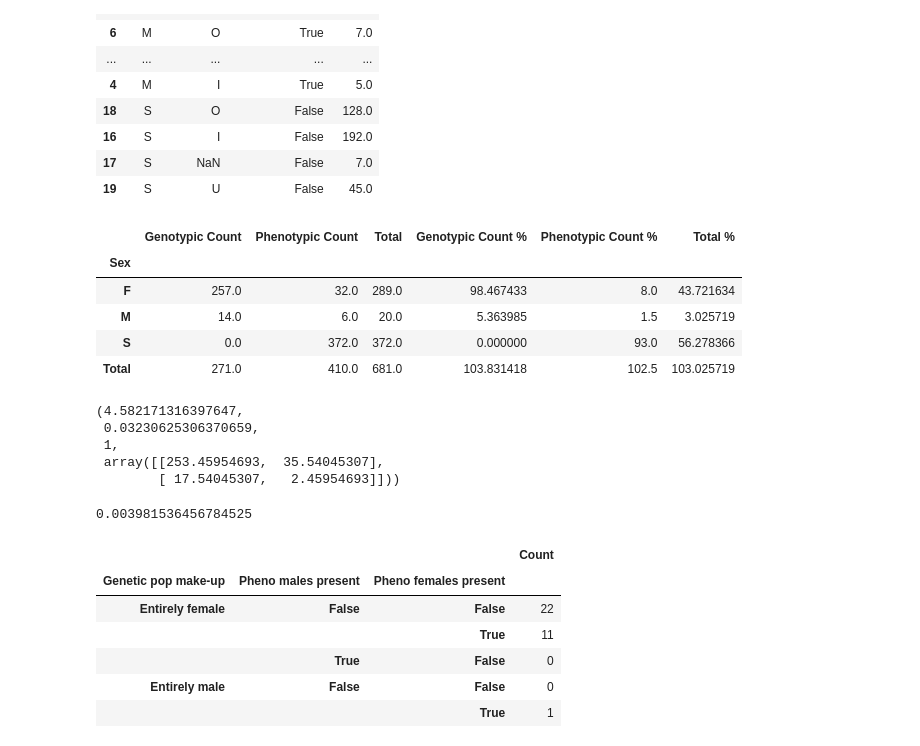
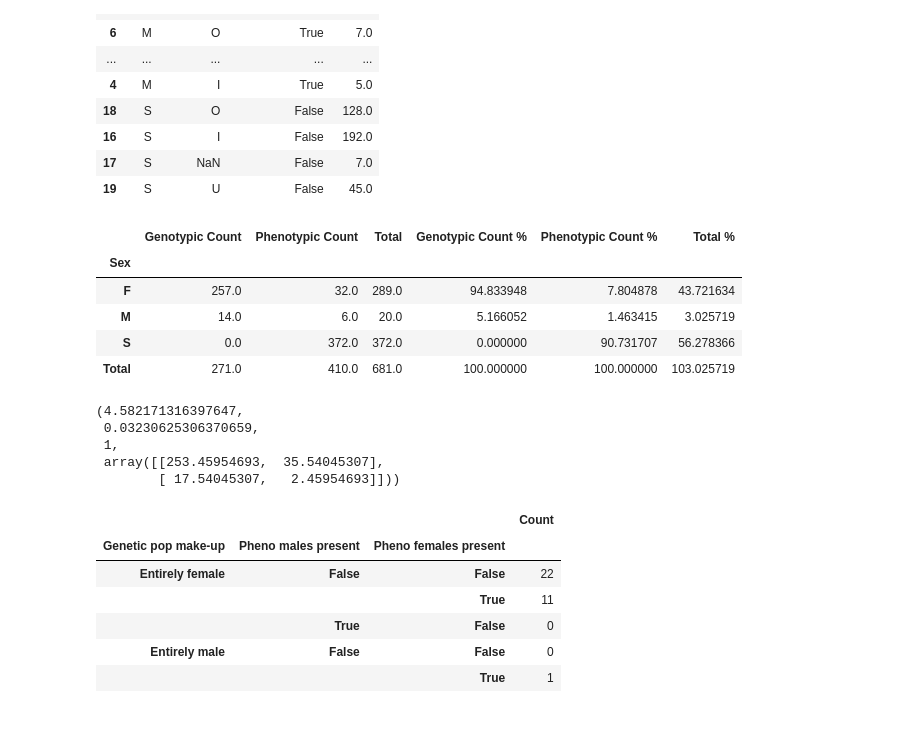
Before and after one commit to jzjomsky/URAP_Sex_Ratio, a Jupyter notebook: final_code.ipynb, the cells around one changed output. Saved outputs shown, nothing was run; the diff lists cells and outputs as text; code cells hidden in the pictures.

```diff
--- a/final_code.ipynb
+++ b/final_code.ipynb
@@ -231,22 +231,22 @@ analysis.sort_values("Sex")
 | 17 | S | NaN | False | 7.0 |
 | 19 | S | U | False | 45.0 |
 # %%
-#Table 1. Counts of phenotypic and genotypic females, males, and non-expressing ramets.
+#Table 2. Counts of phenotypic and genotypic females, males, and non-expressing ramets.
 template = analysis.groupby(["Sex", "Expressing Sex"]).sum().reset_index()
 grouped = template.groupby("Sex").agg(list)
 grouped["Genotypic Count"] = list(template[template['Expressing Sex'] == True]['Count']) + [0]
 grouped["Phenotypic Count"] = list(template[template['Expressing Sex'] == False]['Count'])
 grouped_template = grouped[["Genotypic Count","Phenotypic Count"]]
 grouped_template = grouped_template.append(grouped_template.sum().rename('Total')).assign(Total=lambda d: d.sum(1))
-grouped_template['Genotypic Count %'] = 100 * grouped_template["Genotypic Count"]/261
-grouped_template['Phenotypic Count %'] = 100 * grouped_template["Phenotypic Count"]/400
+grouped_template['Genotypic Count %'] = 100 * grouped_template["Genotypic Count"]/271
+grouped_template['Phenotypic Count %'] = 100 * grouped_template["Phenotypic Count"]/410
 grouped_template['Total %'] = 100 * grouped_template["Total"]/661
 grouped_template
 # %% [output]
 |  | Genotypic Count | Phenotypic Count | Total | Genotypic Count % | Phenotypic Count % | Total % |
 | Sex |  |  |  |  |  |  |
-| F | 257.0 | 32.0 | 289.0 | 98.467433 | 8.0 | 43.721634 |
-| M | 14.0 | 6.0 | 20.0 | 5.363985 | 1.5 | 3.025719 |
-| S | 0.0 | 372.0 | 372.0 | 0.000000 | 93.0 | 56.278366 |
-| Total | 271.0 | 410.0 | 681.0 | 103.831418 | 102.5 | 103.025719 |
+| F | 257.0 | 32.0 | 289.0 | 94.833948 | 7.804878 | 43.721634 |
+| M | 14.0 | 6.0 | 20.0 | 5.166052 | 1.463415 | 3.025719 |
+| S | 0.0 | 372.0 | 372.0 | 0.000000 | 90.731707 | 56.278366 |
+| Total | 271.0 | 410.0 | 681.0 | 100.000000 | 100.000000 | 103.025719 |
 # %%
@@ -280,11 +280,4 @@ entirely_male_npf = len(no_phen_females[no_phen_females["Inferred Genetic Sex_F"
 mixed_no_phen_females = no_phen_females[(no_phen_females["Inferred Genetic Sex_F"] != 0) & (no_phen_females["Inferred Genetic Sex_M"] != 0)]
 mixed_npf = len(mixed_no_phen_females["Inferred Genetic Sex_F"] + mixed_no_phen_females["Inferred Genetic Sex_M"])
 ls_4 = [entirely_female_npf, entirely_male_npf, mixed_npf]
-# %%
-#Table 2 Chi2 Contingency, Global P-Value
-p_values = pd.DataFrame({"Population Sex":["Entirely female", "Entirely male", "Mixed"],"Entirely non-expressing":ls_2, "Females and Non-Expressing":ls_3, "Males and Non-Expressing":ls_4}).set_index("Population Sex")
-p_pivot = pd.pivot_table(p_values, values=["Entirely non-expressing", "Females and Non-Expressing", "Males and Non-Expressing"], index=["Population Sex"])
-chi2_contingency(p_pivot)[1]
-# %% [output]
-0.003981536456784525
 # %%
```
Also changed, not shown: parts of 3 cells of this notebook.
